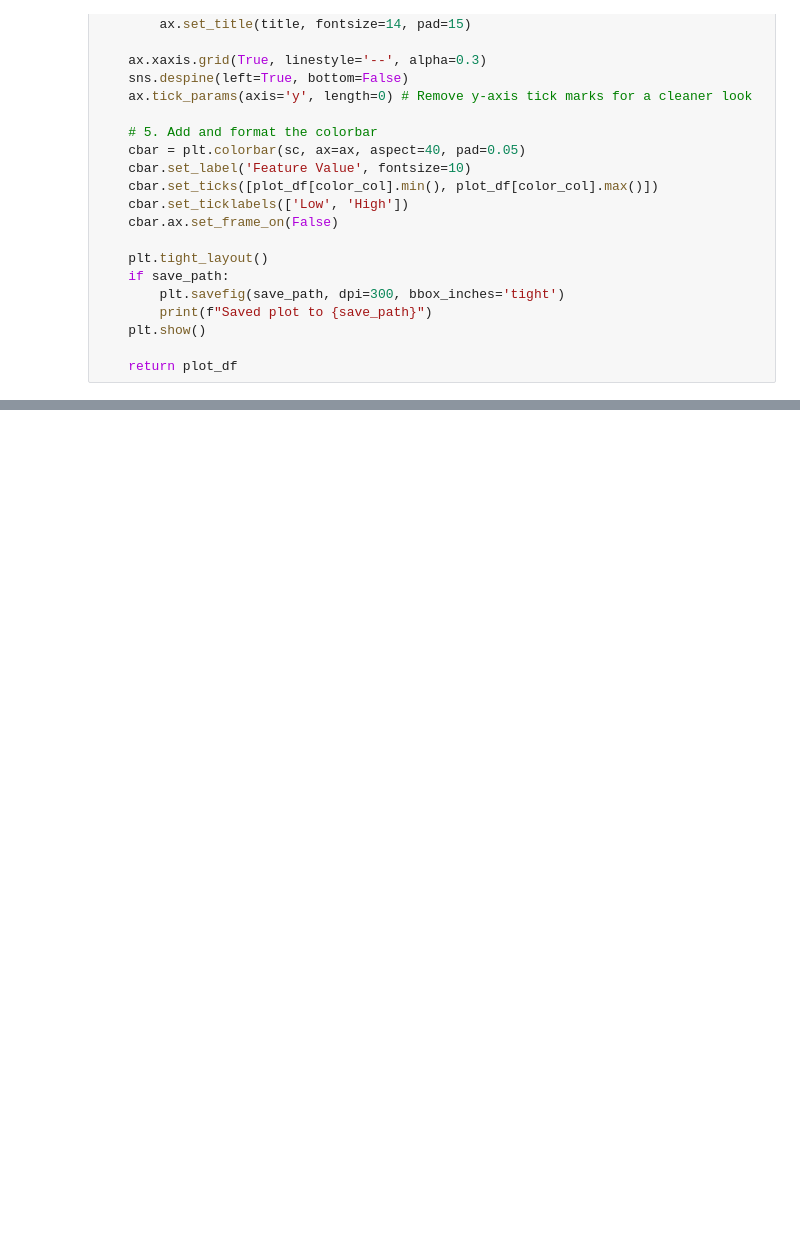
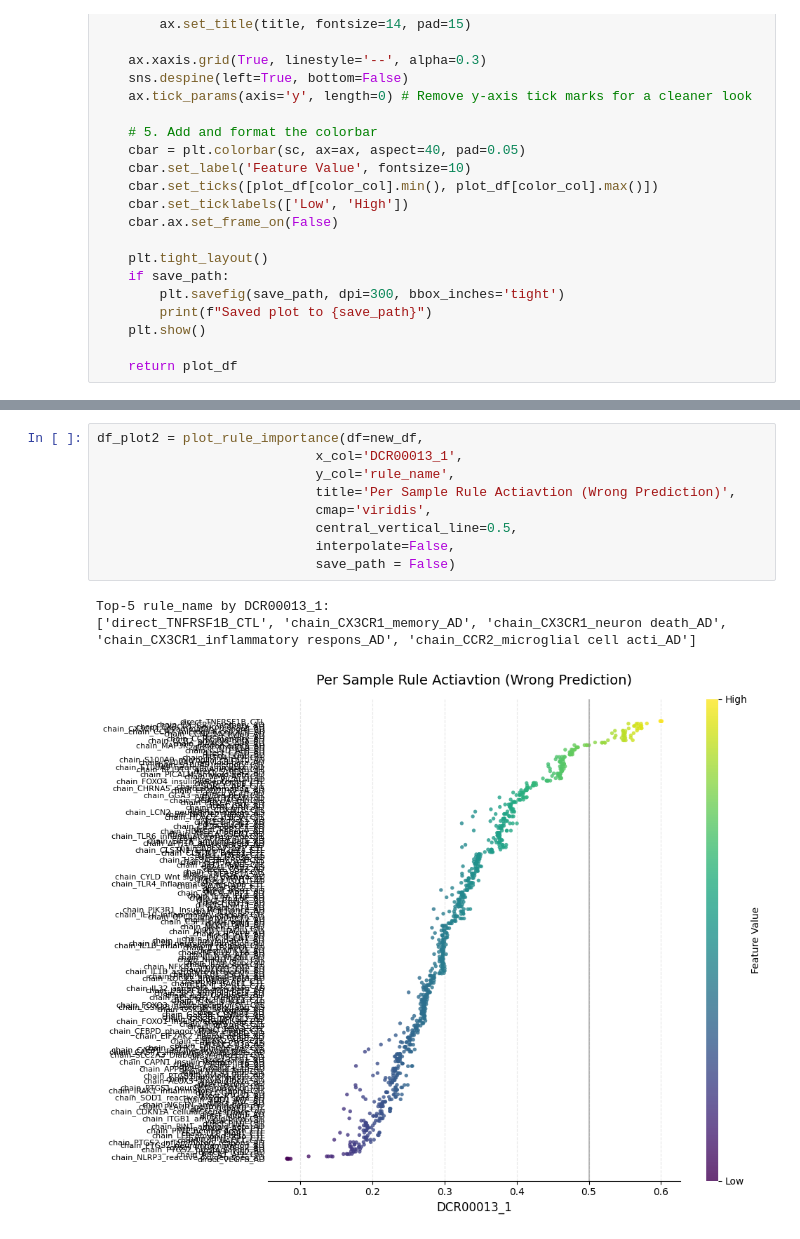
Before and after one commit to Xiaoxuan-Yu-ty/HybridKG, a Jupyter notebook: nesy_gnn/rule_activation_analysis.ipynb, the cells around one changed output, grey strips where cells are left out. Drawn from its saved outputs; the diff is of its cells as text; blank space fills up the shorter version.

```diff
--- a/nesy_gnn/rule_activation_analysis.ipynb
+++ b/nesy_gnn/rule_activation_analysis.ipynb
@@ -336 +337,14 @@ df_plot
+# %%
+df_plot2 = plot_rule_importance(df=new_df,
+                            x_col='DCR00013_1',
+                            y_col='rule_name',
+                            title='Per Sample Rule Actiavtion (Wrong Prediction)',
+                            cmap='viridis',
+                            central_vertical_line=0.5,
+                            interpolate=False,
+                            save_path = False)
+# %% [output]
+Top-5 rule_name by DCR00013_1:
+['direct_TNFRSF1B_CTL', 'chain_CX3CR1_memory_AD', 'chain_CX3CR1_neuron death_AD', 'chain_CX3CR1_inflammatory respons_AD', 'chain_CCR2_microglial cell acti_AD']
+[figure, added]
 # %%
```
Also changed, not shown: parts of 13 cells of this notebook, 4 other files.
